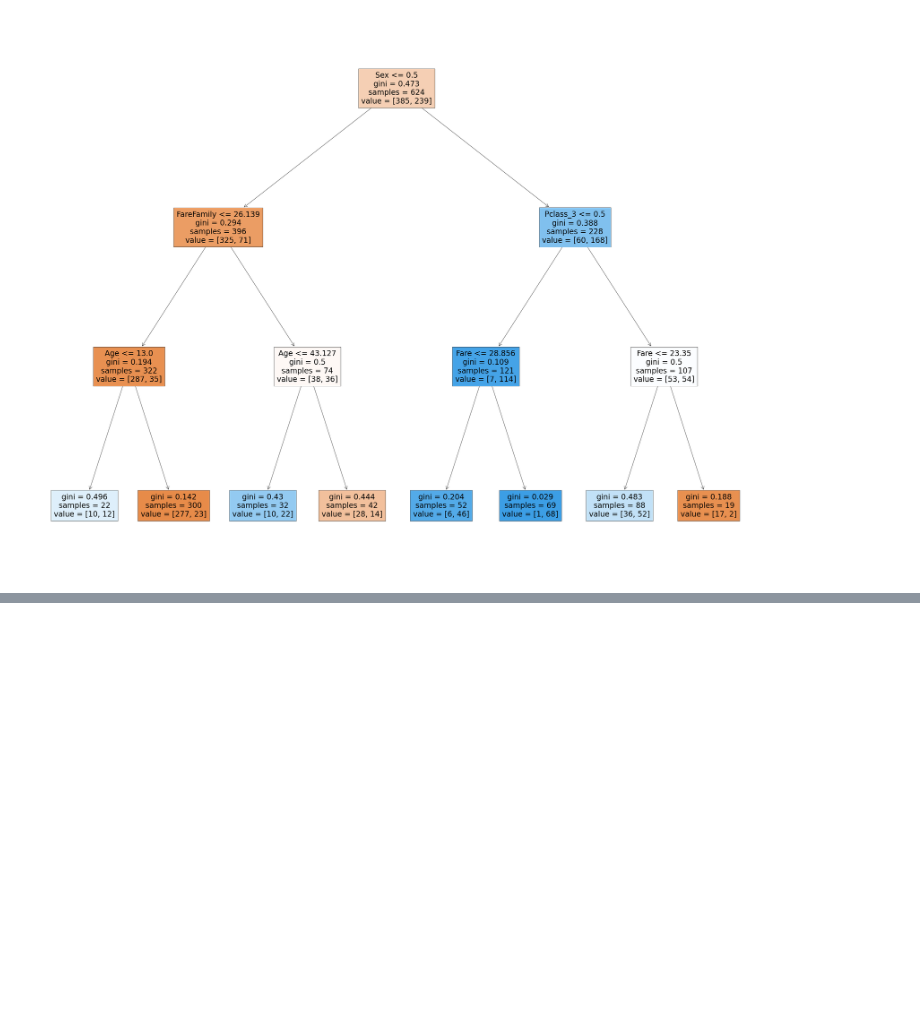
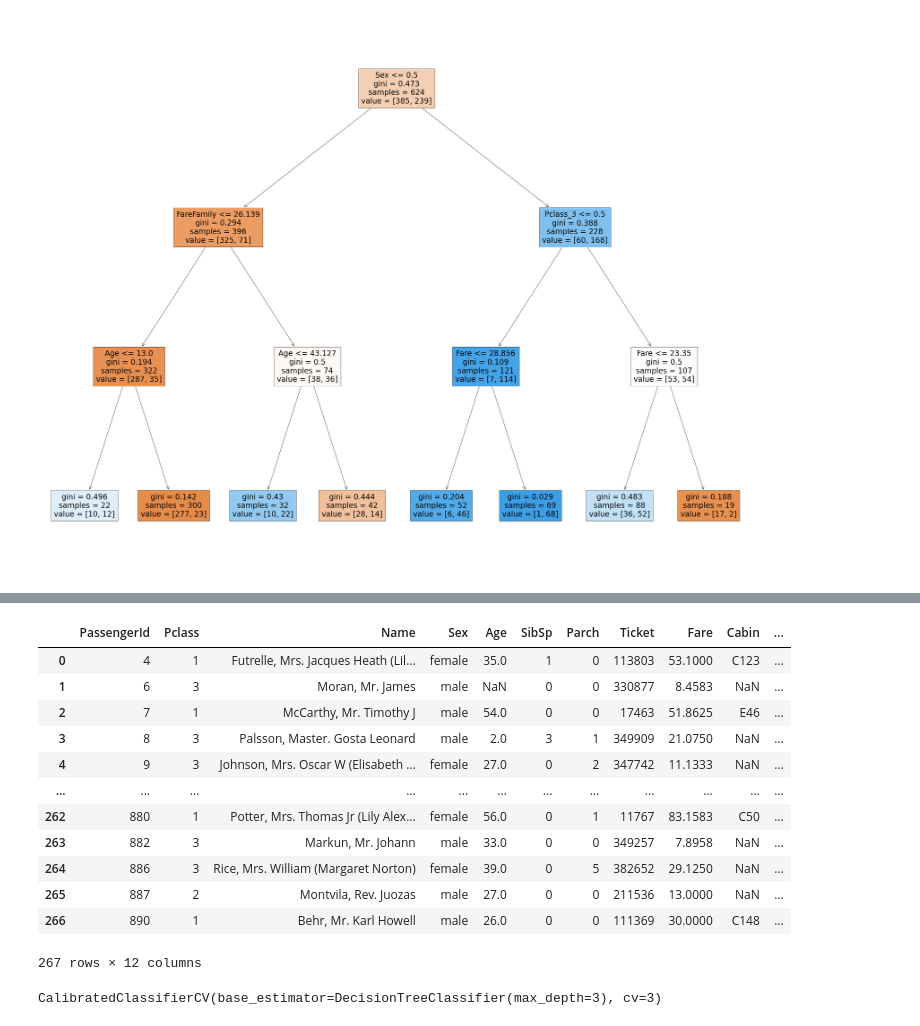
Before and after one commit to banderasz/KPMG, a Jupyter notebook: titanic.ipynb, the cells around one changed output, grey strips where cells are left out. Saved outputs shown, nothing was run; the diff lists cells and outputs as text; code cells hidden in the pictures; blank space fills up the shorter version.

```diff
--- a/titanic.ipynb
+++ b/titanic.ipynb
@@ -1047,0 +1082,18 @@ prob_train = decision_tree.predict_proba(X_train)
+# %%
+df_test_orig["Victim"] = 1- decision_tree.predict(X_test)
+# %%
+df_test_orig
+# %% [output]
+|  | PassengerId | Pclass | Name | Sex | Age | SibSp | Parch | Ticket | Fare | Cabin | ... |
+| 0 | 4 | 1 | Futrelle, Mrs. Jacques Heath (Lil... | female | 35.0 | 1 | 0 | 113803 | 53.1000 | C123 | ... |
+| 1 | 6 | 3 | Moran, Mr. James | male | NaN | 0 | 0 | 330877 | 8.4583 | NaN | ... |
+| 2 | 7 | 1 | McCarthy, Mr. Timothy J | male | 54.0 | 0 | 0 | 17463 | 51.8625 | E46 | ... |
+| 3 | 8 | 3 | Palsson, Master. Gosta Leonard | male | 2.0 | 3 | 1 | 349909 | 21.0750 | NaN | ... |
+| 4 | 9 | 3 | Johnson, Mrs. Oscar W (Elisabeth ... | female | 27.0 | 0 | 2 | 347742 | 11.1333 | NaN | ... |
+| ... | ... | ... | ... | ... | ... | ... | ... | ... | ... | ... | ... |
+| 262 | 880 | 1 | Potter, Mrs. Thomas Jr (Lily Alex... | female | 56.0 | 0 | 1 | 11767 | 83.1583 | C50 | ... |
+| 263 | 882 | 3 | Markun, Mr. Johann | male | 33.0 | 0 | 0 | 349257 | 7.8958 | NaN | ... |
+| 264 | 886 | 3 | Rice, Mrs. William (Margaret Norton) | female | 39.0 | 0 | 5 | 382652 | 29.1250 | NaN | ... |
+| 265 | 887 | 2 | Montvila, Rev. Juozas | male | 27.0 | 0 | 0 | 211536 | 13.0000 | NaN | ... |
+| 266 | 890 | 1 | Behr, Mr. Karl Howell | male | 26.0 | 0 | 0 | 111369 | 30.0000 | C148 | ... |
+267 rows × 12 columns
@@ -1047,0 +1104,5 @@ prob_train = decision_tree.predict_proba(X_train)
+# %%
+calibrated_clf = CalibratedClassifierCV(base_estimator=decision_tree, cv=3)
+calibrated_clf.fit(X_test, decision_tree.predict(X_test))
+# %% [output]
+CalibratedClassifierCV(base_estimator=DecisionTreeClassifier(max_depth=3), cv=3)
```
Also changed, not shown: parts of 12 cells of this notebook, 1 other file.
